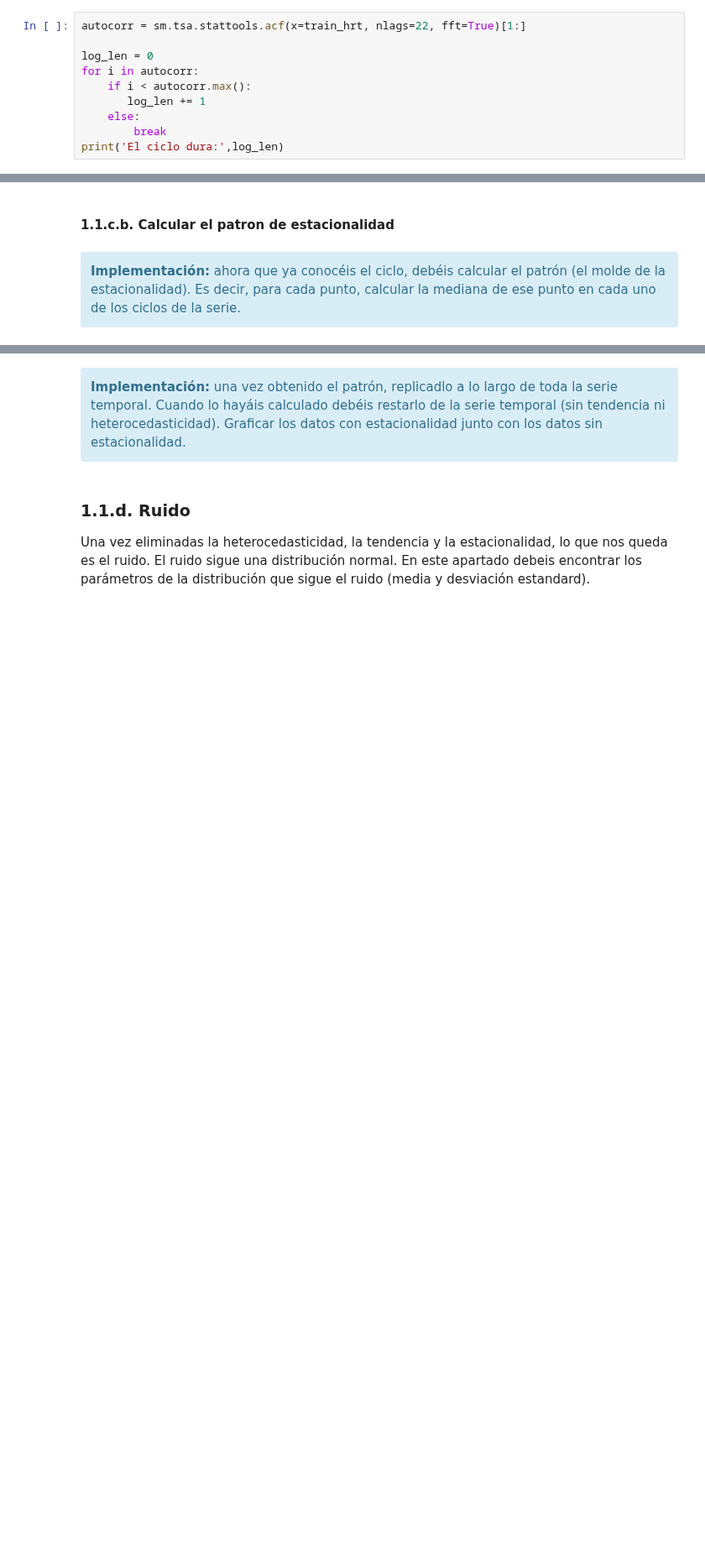
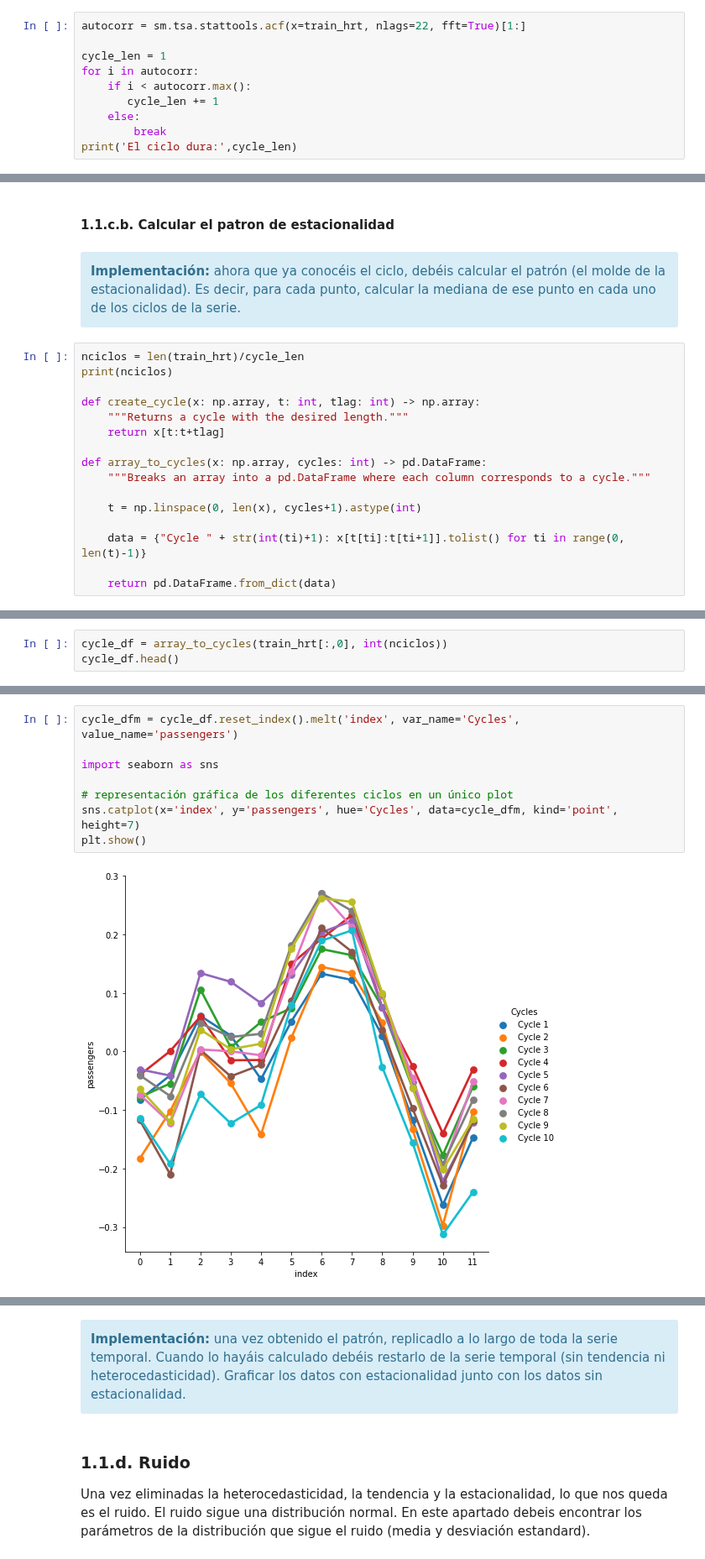
Before and after one commit to angelbujalance/MAME_PEC, a Jupyter notebook: 20221_M2.855_PEC4-Enunciado.ipynb, the cells around one changed output, grey strips where cells are left out. Shown at 84% size. Saved outputs shown, nothing was run; the diff lists cells and outputs as text; blank space fills up the shorter version.

```diff
--- a/20221_M2.855_PEC4-Enunciado.ipynb
+++ b/20221_M2.855_PEC4-Enunciado.ipynb
@@ -235,11 +235,11 @@ plt.show()
 # %%
 autocorr = sm.tsa.stattools.acf(x=train_hrt, nlags=22, fft=True)[1:]
 
-log_len = 0
+cycle_len = 1
 for i in autocorr:
     if i < autocorr.max():
-       log_len += 1
+       cycle_len += 1
     else:
         break
-print('El ciclo dura:',log_len)
+print('El ciclo dura:',cycle_len)
 # %% [output]
@@ -250,3 +250,19 @@ El ciclo dura: 11
 <div class="alert alert-block alert-info">
     <strong>Implementación:</strong> ahora que ya conocéis el ciclo, debéis calcular el patrón (el molde de la estacionalidad). Es decir, para cada punto, calcular la mediana de ese punto en cada uno de los ciclos de la serie.
 </div>
+# %%
+nciclos = len(train_hrt)/cycle_len
+print(nciclos)
+
+def create_cycle(x: np.array, t: int, tlag: int) -> np.array:
+    """Returns a cycle with the desired length."""
+    return x[t:t+tlag]
+
+def array_to_cycles(x: np.array, cycles: int) -> pd.DataFrame:
+    """Breaks an array into a pd.DataFrame where each column corresponds to a cycle."""
+
+    t = np.linspace(0, len(x), cycles+1).astype(int)
+
+    data = {"Cycle " + str(int(ti)+1): x[t[ti]:t[ti+1]].tolist() for ti in range(0, len(t)-1)}
+
+    return pd.DataFrame.from_dict(data)
@@ -252,0 +271,3 @@ El ciclo dura: 11
+# %%
+cycle_df = array_to_cycles(train_hrt[:,0], int(nciclos))
+cycle_df.head()
@@ -252,0 +281,10 @@ El ciclo dura: 11
+# %%
+cycle_dfm = cycle_df.reset_index().melt('index', var_name='Cycles', value_name='passengers')
+
+import seaborn as sns
+
+# representación gráfica de los diferentes ciclos en un único plot
+sns.catplot(x='index', y='passengers', hue='Cycles', data=cycle_dfm, kind='point', height=7)
+plt.show()
+# %% [output]
+[figure, added]
```
Also changed, not shown: parts of 4 cells of this notebook.
